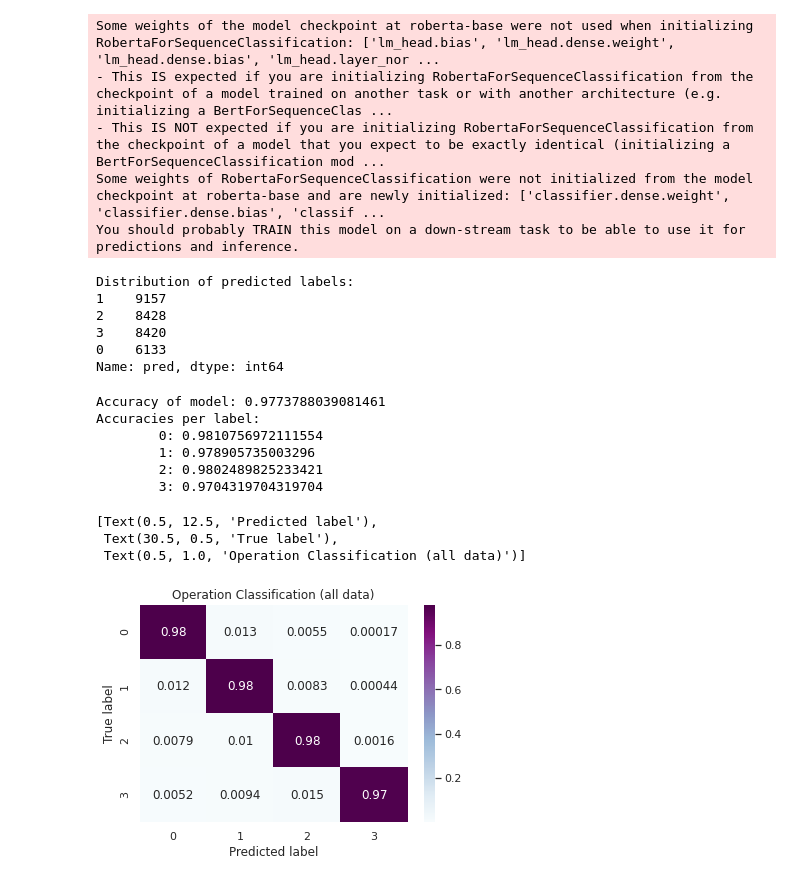
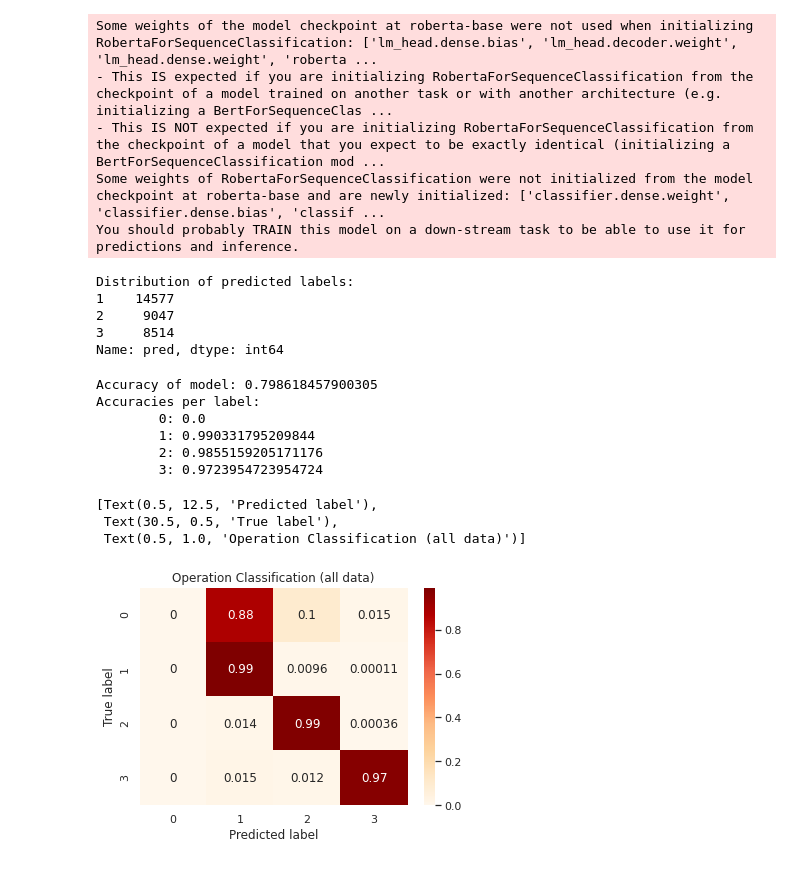
Before and after one commit to liamcripwell/control_simp, a Jupyter notebook: notebooks/test_classifier.ipynb, the cells around one changed output. Saved outputs shown, nothing was run; the diff lists cells and outputs as text; code cells hidden in the pictures.

```diff
--- a/notebooks/test_classifier.ipynb
+++ b/notebooks/test_classifier.ipynb
@@ -15,12 +15,13 @@ from control_simp.data.bert import BertDataModule
 # model_loc = "/media/liam/data2/simp_clf_ckps/2zb8ynn5/checkpoints/epoch=7.ckpt" # exp5 roberta-base no-filter simp-only
 # model_loc = "/media/liam/data2/simp_clf_ckps/2zb8ynn5/checkpoints/epoch=9-v0.ckpt" # exp5 roberta-base no-filter simp-only
 # model_loc = "/media/liam/data2/simp_clf_ckps/2zb8ynn5/checkpoints/epoch=final.ckpt" # exp5 roberta-base no-filter simp-only
-model_loc = "/media/liam/data2/simp_clf_ckps/8z8nzb2t/checkpoints/epoch=9-v0.ckpt" # exp6 roberta-base
+# model_loc = "/media/liam/data2/simp_clf_ckps/8z8nzb2t/checkpoints/epoch=9-v0.ckpt" # exp6 roberta-base
+model_loc = "/media/liam/data2/simp_clf_ckps/34zgho2g/checkpoints/epoch=25-step=527201.ckpt" # exp6 roberta-base 3-class
 
 # model = LightningBert.load_from_checkpoint(model_loc, model_type="bert").to("cuda").eval()
 model = LightningBert.load_from_checkpoint(model_loc, model_type="roberta").to("cuda").eval()
 # %% [output]
-Some weights of the model checkpoint at roberta-base were not used when initializing RobertaForSequenceClassification: ['lm_head.bias', 'lm_head.dense.weight', 'lm_head.dense.bias', 'lm_head.layer_nor ...
+Some weights of the model checkpoint at roberta-base were not used when initializing RobertaForSequenceClassification: ['lm_head.dense.bias', 'lm_head.decoder.weight', 'lm_head.dense.weight', 'roberta ...
 - This IS expected if you are initializing RobertaForSequenceClassification from the checkpoint of a model trained on another task or with another architecture (e.g. initializing a BertForSequenceClas ...
 - This IS NOT expected if you are initializing RobertaForSequenceClassification from the checkpoint of a model that you expect to be exactly identical (initializing a BertForSequenceClassification mod ...
 Some weights of RobertaForSequenceClassification were not initialized from the model checkpoint at roberta-base and are newly initialized: ['classifier.dense.weight', 'classifier.dense.bias', 'classif ...
@@ -64,10 +65,9 @@ print("Distribution of predicted labels:")
 print(test_set.pred.value_counts())
 # %% [output]
 Distribution of predicted labels:
-1    9157
-2    8428
-3    8420
-0    6133
+1    14577
+2     9047
+3     8514
 Name: pred, dtype: int64
 # %%
 print(f"Accuracy of model: {sum(correct)/len(y_hats)}")
@@ -76,32 +76,32 @@ for label in sorted(test_set.label.unique()):
     items = test_set[test_set.label == label]
     print(f"\t{label}: {sum(items.correct)/len(items)}")
 # %% [output]
-Accuracy of model: 0.9773788039081461
+Accuracy of model: 0.798618457900305
 Accuracies per label:
-        0: 0.9810756972111554
-        1: 0.978905735003296
-        2: 0.9802489825233421
-        3: 0.9704319704319704
+        0: 0.0
+        1: 0.990331795209844
+        2: 0.9855159205171176
+        3: 0.9723954723954724
 # %%
 import numpy as np; np.random.seed(0)
 from matplotlib import pyplot as plt
 import seaborn as sns; sns.set_theme()
 
 # construct confusion matrix
 conf_mat = np.zeros((4, 4))
 for label in sorted(test_set.label.unique()):
     items = test_set[test_set.label == label]
     counts = items.pred.value_counts()
     for i, c in counts.iteritems():
         conf_mat[label, i] = c / len(items)
 
-ax = sns.heatmap(conf_mat, annot=True, cmap="BuPu")
+ax = sns.heatmap(conf_mat, annot=True, cmap="OrRd")
 ax.set(xlabel='Predicted label', ylabel='True label', title="Operation Classification (all data)")
 # %% [output]
 [Text(0.5, 12.5, 'Predicted label'),
  Text(30.5, 0.5, 'True label'),
  Text(0.5, 1.0, 'Operation Classification (all data)')]
-[figure, old version]
+[figure, new version]
 # %%
 # get per-label accuracies for each of the source datasets
 
```
Also changed, not shown: parts of 1 cell of this notebook.
